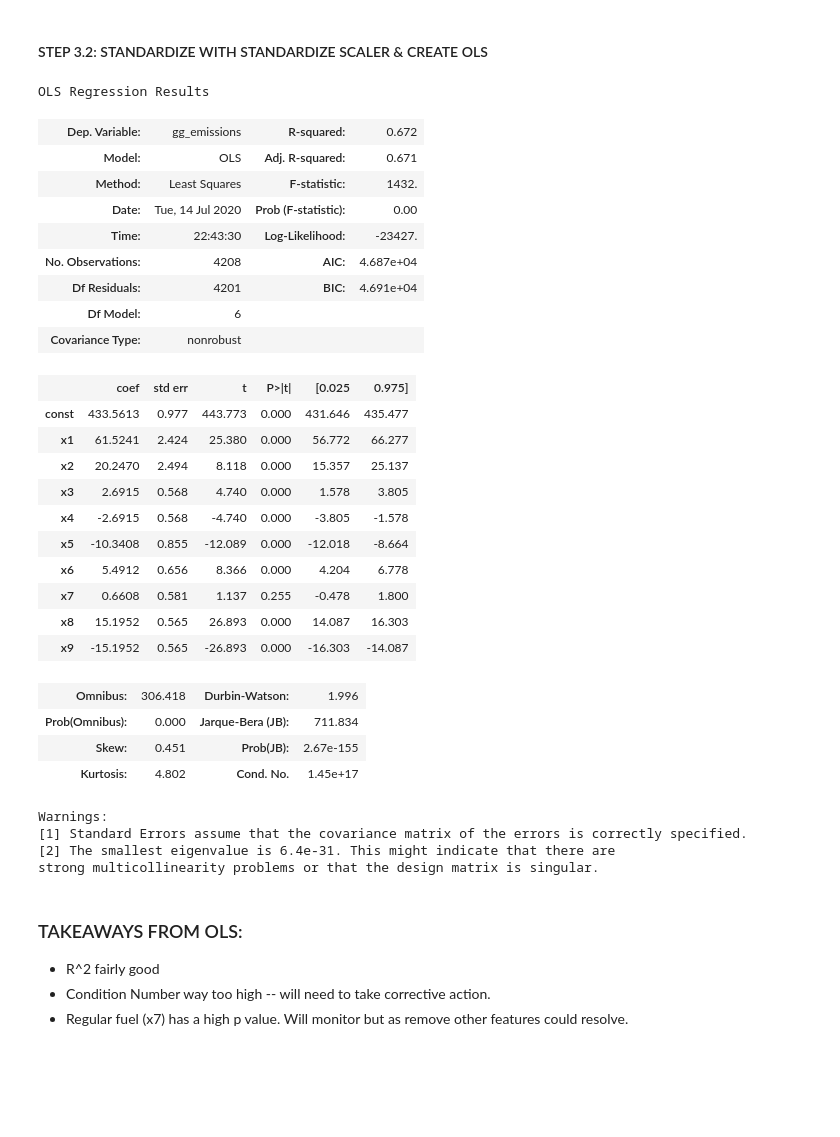
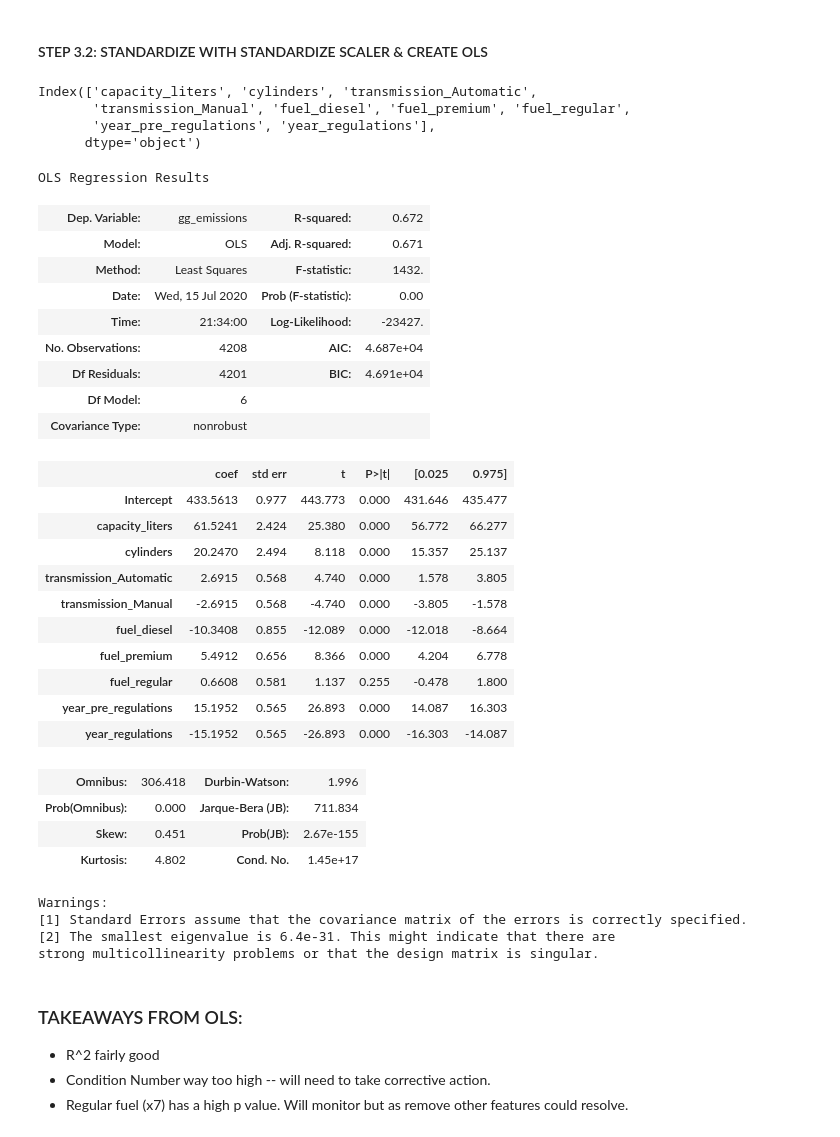
Before and after one commit to cecann10/Test, a Jupyter notebook: Metis_Projects/project_2_celinaplaza/data_and_analysis/all_cars_gge_model.ipynb, the cells around one changed output. Cells and saved outputs as stored; diff of their text form; code cells hidden in the pictures; blank space fills up the shorter version.

```diff
--- a/Metis_Projects/project_2_celinaplaza/data_and_analysis/all_cars_gge_model.ipynb
+++ b/Metis_Projects/project_2_celinaplaza/data_and_analysis/all_cars_gge_model.ipynb
@@ -218,38 +218,48 @@ y = all_cars_eda['gg_emissions']  # identify y value for model = greenhouse gas
 X_train_val, X_test, y_train_val, y_test = train_test_split(X, y, test_size=0.2,random_state=42)
 # %% [markdown]
 #### STEP 3.2: STANDARDIZE WITH STANDARDIZE SCALER & CREATE OLS
+# %%
+X_train_val.columns
+# %% [output]
+Index(['capacity_liters', 'cylinders', 'transmission_Automatic',
+       'transmission_Manual', 'fuel_diesel', 'fuel_premium', 'fuel_regular',
+       'year_pre_regulations', 'year_regulations'],
+      dtype='object')
 # %%
 scaler = StandardScaler()
 
 gge_model_v1 = sm.OLS(y_train_val, sm.add_constant(scaler.fit_transform(X_train_val)))
 
 
-results_v1 = gge_model_v1.fit()
+gge_model_v1_results = gge_model_v1.fit()
 
 #summarize the model
-results_v1.summary()
+gge_model_v1_results.summary(xname=['Intercept', 'capacity_liters', 'cylinders',
+                                    'transmission_Automatic','transmission_Manual',
+                                    'fuel_diesel', 'fuel_premium', 'fuel_regular',
+                                    'year_pre_regulations', 'year_regulations'])
 # %% [output]
 OLS Regression Results
 | Dep. Variable: | gg_emissions | R-squared: | 0.672 |
 | Model: | OLS | Adj. R-squared: | 0.671 |
 | Method: | Least Squares | F-statistic: | 1432. |
-| Date: | Tue, 14 Jul 2020 | Prob (F-statistic): | 0.00 |
-| Time: | 22:43:30 | Log-Likelihood: | -23427. |
+| Date: | Wed, 15 Jul 2020 | Prob (F-statistic): | 0.00 |
+| Time: | 21:34:00 | Log-Likelihood: | -23427. |
 | No. Observations: | 4208 | AIC: | 4.687e+04 |
 | Df Residuals: | 4201 | BIC: | 4.691e+04 |
 | Df Model: | 6 |  |  |
 | Covariance Type: | nonrobust |  |  |
 |  | coef | std err | t | P>|t| | [0.025 | 0.975] |
-| const | 433.5613 | 0.977 | 443.773 | 0.000 | 431.646 | 435.477 |
-| x1 | 61.5241 | 2.424 | 25.380 | 0.000 | 56.772 | 66.277 |
-| x2 | 20.2470 | 2.494 | 8.118 | 0.000 | 15.357 | 25.137 |
-| x3 | 2.6915 | 0.568 | 4.740 | 0.000 | 1.578 | 3.805 |
-| x4 | -2.6915 | 0.568 | -4.740 | 0.000 | -3.805 | -1.578 |
-| x5 | -10.3408 | 0.855 | -12.089 | 0.000 | -12.018 | -8.664 |
-| x6 | 5.4912 | 0.656 | 8.366 | 0.000 | 4.204 | 6.778 |
-| x7 | 0.6608 | 0.581 | 1.137 | 0.255 | -0.478 | 1.800 |
-| x8 | 15.1952 | 0.565 | 26.893 | 0.000 | 14.087 | 16.303 |
-| x9 | -15.1952 | 0.565 | -26.893 | 0.000 | -16.303 | -14.087 |
+| Intercept | 433.5613 | 0.977 | 443.773 | 0.000 | 431.646 | 435.477 |
+| capacity_liters | 61.5241 | 2.424 | 25.380 | 0.000 | 56.772 | 66.277 |
+| cylinders | 20.2470 | 2.494 | 8.118 | 0.000 | 15.357 | 25.137 |
+| transmission_Automatic | 2.6915 | 0.568 | 4.740 | 0.000 | 1.578 | 3.805 |
+| transmission_Manual | -2.6915 | 0.568 | -4.740 | 0.000 | -3.805 | -1.578 |
+| fuel_diesel | -10.3408 | 0.855 | -12.089 | 0.000 | -12.018 | -8.664 |
+| fuel_premium | 5.4912 | 0.656 | 8.366 | 0.000 | 4.204 | 6.778 |
+| fuel_regular | 0.6608 | 0.581 | 1.137 | 0.255 | -0.478 | 1.800 |
+| year_pre_regulations | 15.1952 | 0.565 | 26.893 | 0.000 | 14.087 | 16.303 |
+| year_regulations | -15.1952 | 0.565 | -26.893 | 0.000 | -16.303 | -14.087 |
 | Omnibus: | 306.418 | Durbin-Watson: | 1.996 |
 | Prob(Omnibus): | 0.000 | Jarque-Bera (JB): | 711.834 |
 | Skew: | 0.451 | Prob(JB): | 2.67e-155 |
```
Also changed, not shown: parts of 72 cells of this notebook, 24 other files.
